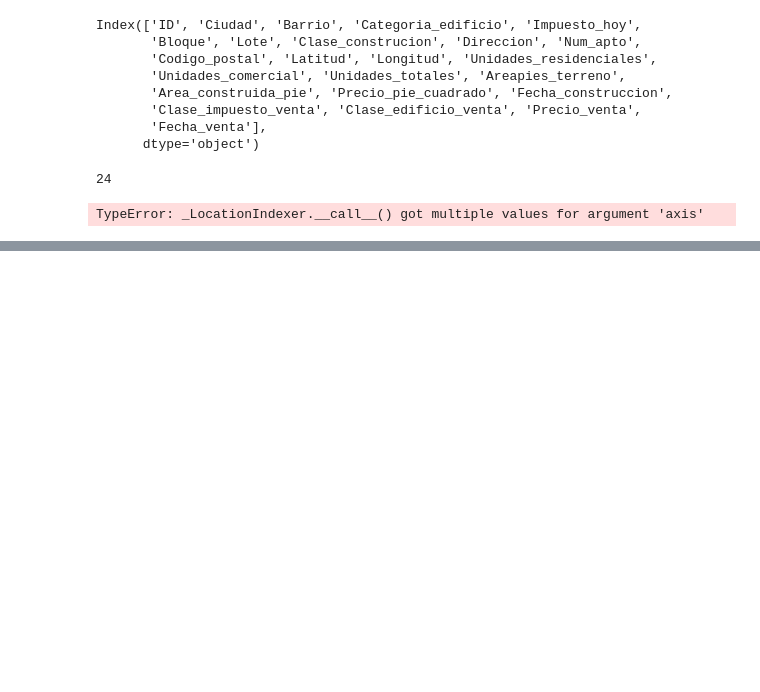
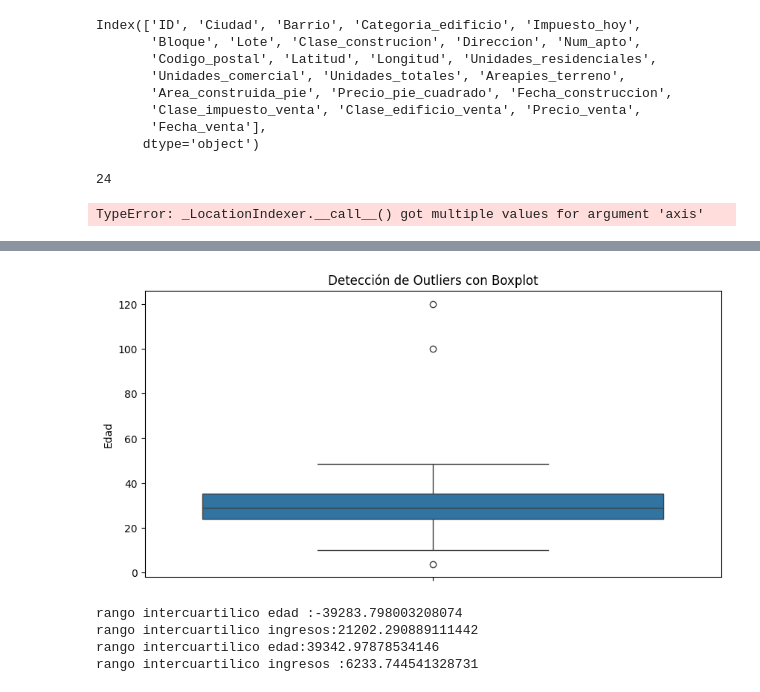
Before and after one commit to DAVIDCHIAC/apuntes_IA, a Jupyter notebook: Untitled9.ipynb, the cells around one changed output, grey strips where cells are left out. Saved outputs shown, nothing was run; the diff lists cells and outputs as text; code cells hidden in the pictures; blank space fills up the shorter version.

```diff
--- a/Untitled9.ipynb
+++ b/Untitled9.ipynb
@@ -560,0 +594,33 @@ TypeError: _LocationIndexer.__call__() got multiple values for argument 'axis'
+# %%
+#visializar la edad
+plt.figure(figsize=(10, 5))
+sns.boxplot(data=data, y="Edad")
+plt.title("Detección de Outliers con Boxplot")
+plt.show()
+# %% [output]
+[figure, added]
+# %%
+RIQEdad=data["Edad"].quantile(0.75)-data["Edad"].quantile(0.25)
+RIQEdad=data["Edad"].quantile(0.75)-data["Ingresos"].quantile(0.25)
+RIQEdad=data["Edad"].quantile(0.75)+1.5*RIQEdad
+RIQEdad=data["Ingresos"].quantile(0.75)+1.5*RIQEdad
+# Calculate BSEdad. This might be your intended calculation for 'bigote superior edad'.
+BSEdad = data["Edad"].quantile(0.75) + 1.5 * RIQEdad
+print(f"rango intercuartilico edad :{BSEdad}")
+
+# Calculate RIQIngresos. Assuming this is the interquartile range for 'Ingresos'.
+RIQIngresos = data["Ingresos"].quantile(0.75) - data["Ingresos"].quantile(0.25)
+print(f"rango intercuartilico ingresos:{RIQIngresos}")
+
+# Calculate BIedad. This might be your intended calculation for 'bigote inferior edad'.
+BIedad=data["Edad"].quantile(0.25)-1.5*RIQEdad
+print(f"rango intercuartilico edad:{BIedad}")
+
+# Calculate BIIngresos. Assuming this is the lower bound for 'Ingresos'.
+BIIngresos = data["Ingresos"].quantile(0.25) - 1.5 * RIQIngresos
+print(f"rango intercuartilico ingresos :{BIIngresos}")
+# %% [output]
+rango intercuartilico edad :-39283.798003208074
+rango intercuartilico ingresos:21202.290889111442
+rango intercuartilico edad:39342.97878534146
+rango intercuartilico ingresos :6233.744541328731
```
Also changed, not shown: parts of 5 cells of this notebook.
